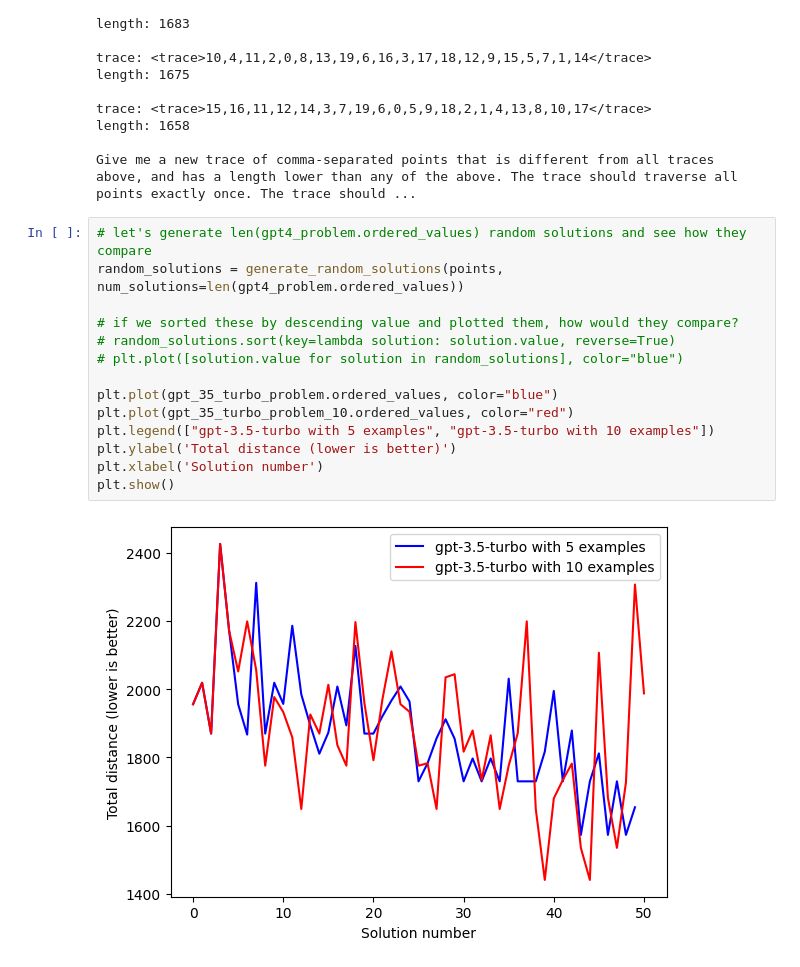
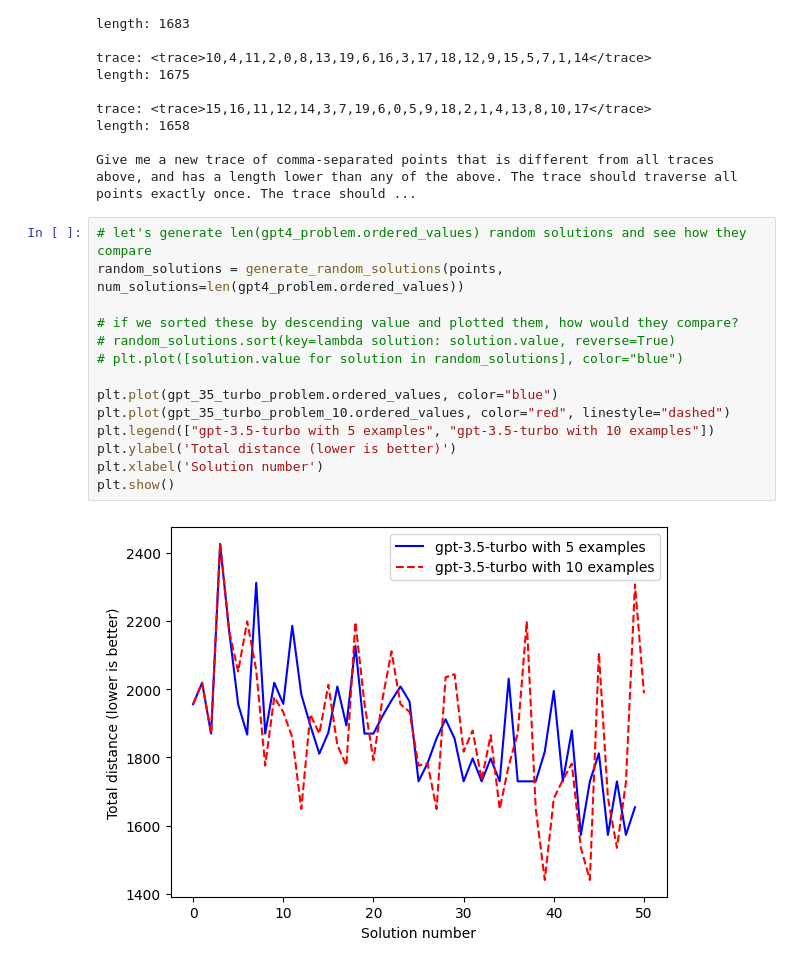
Before and after one commit to davisgcii/optimization-by-prompting, a Jupyter notebook: opro.ipynb, the cells around one changed output. Cells and saved outputs as stored; diff of their text form.

```diff
--- a/opro.ipynb
+++ b/opro.ipynb
@@ -455,19 +502,19 @@ Give me a new trace of comma-separated points that is different from all traces
 # %%
 # let's generate len(gpt4_problem.ordered_values) random solutions and see how they compare
 random_solutions = generate_random_solutions(points, num_solutions=len(gpt4_problem.ordered_values))
 
 # if we sorted these by descending value and plotted them, how would they compare?
 # random_solutions.sort(key=lambda solution: solution.value, reverse=True)
 # plt.plot([solution.value for solution in random_solutions], color="blue")
 
 plt.plot(gpt_35_turbo_problem.ordered_values, color="blue")
-plt.plot(gpt_35_turbo_problem_10.ordered_values, color="red")
+plt.plot(gpt_35_turbo_problem_10.ordered_values, color="red", linestyle="dashed")
 plt.legend(["gpt-3.5-turbo with 5 examples", "gpt-3.5-turbo with 10 examples"])
 plt.ylabel('Total distance (lower is better)')
 plt.xlabel('Solution number')
 plt.show()
 # %% [output]
-[figure, old version]
+[figure, new version]
 # %%
 # now let's look at just the gpt-4 results
 plt.plot(gpt4_problem.ordered_values, color="blue")
```
Also changed, not shown: parts of 6 cells of this notebook.
